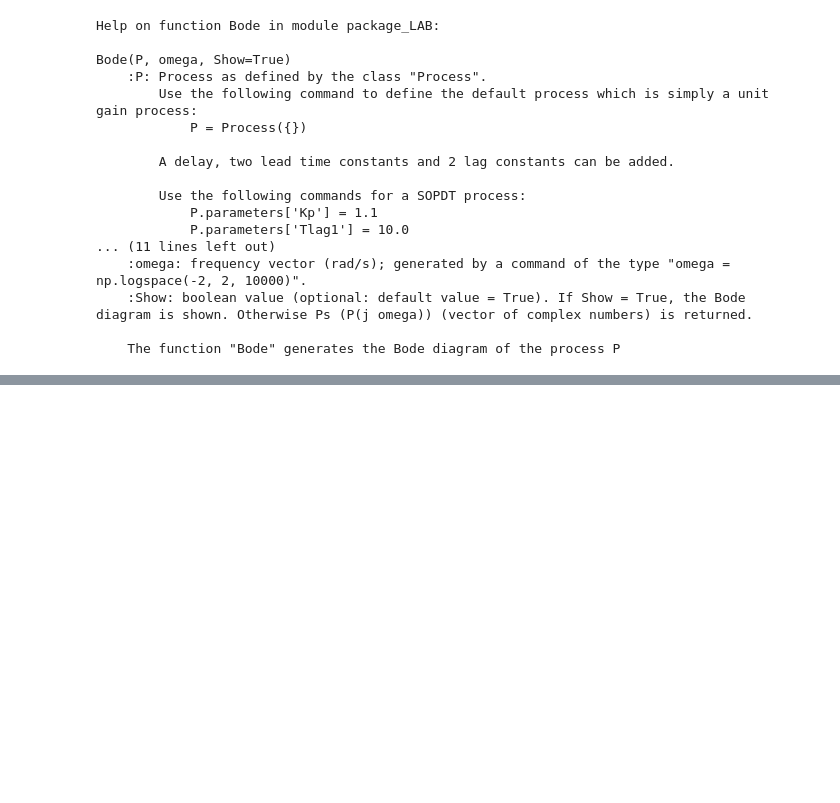
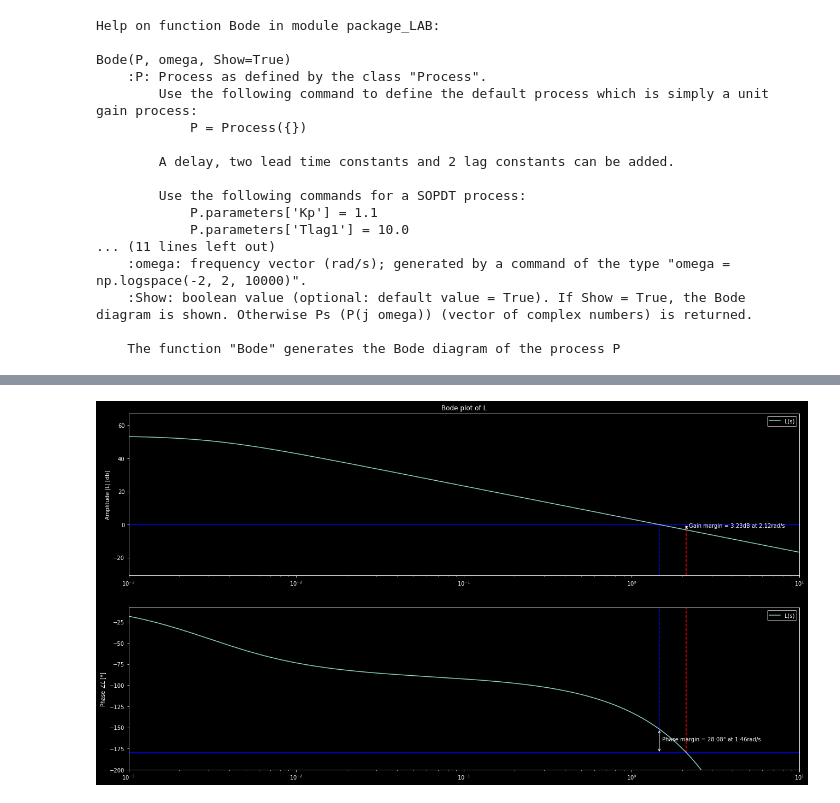
Before and after one commit to DaveTheDudeFromECAM/TCLab_DBR, a Jupyter notebook: dave/Dave_exp_MV.ipynb, the cells around one changed output, grey strips where cells are left out. Saved outputs shown, nothing was run; the diff lists cells and outputs as text; code cells hidden in the pictures; blank space fills up the shorter version.

```diff
--- a/dave/Dave_exp_MV.ipynb
+++ b/dave/Dave_exp_MV.ipynb
@@ -439,0 +447,19 @@ C.parameters['alpha']= 0.1
+# %%
+P = Process({})
+P.parameters['Kp'] = 0.39
+P.parameters['Tlag1'] = 165.56685644081972
+P.parameters['Tlag2'] = 3.645364787323084e-05
+P.parameters['theta'] = 0.6102455489040157
+
+
+C = Controller({})
+C.parameters['Kc'] = 480.2057733520492
+C.parameters['Ti'] = 162.8843701247304
+C.parameters['Td'] = 3.64348553216751e-05
+C.parameters['alpha'] = 0.13
+
+omega = np.logspace(-3, 1, 10000)
+
+StabilityMargins(P,C,omega)
+# %% [output]
+[figure, added]
```
Also changed, not shown: parts of 1 cell of this notebook, 3 other files.
